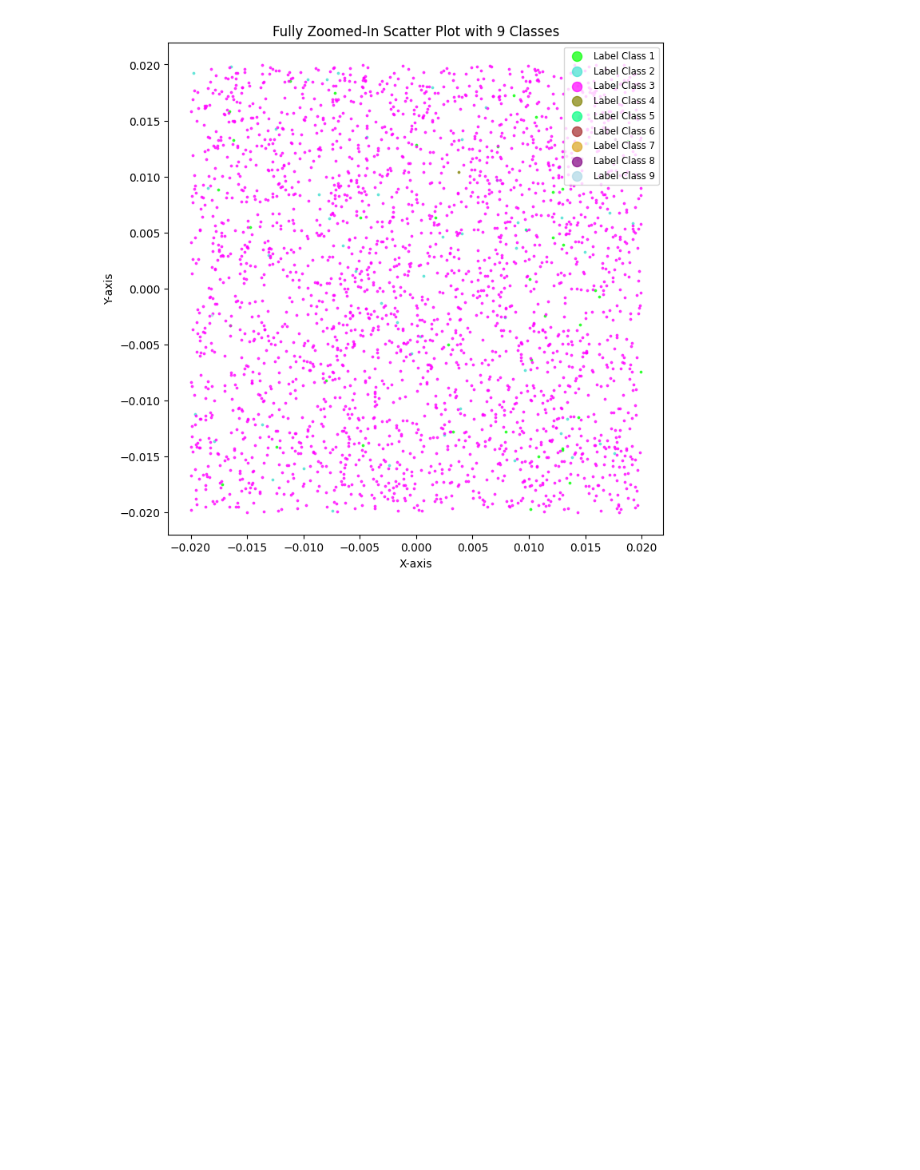
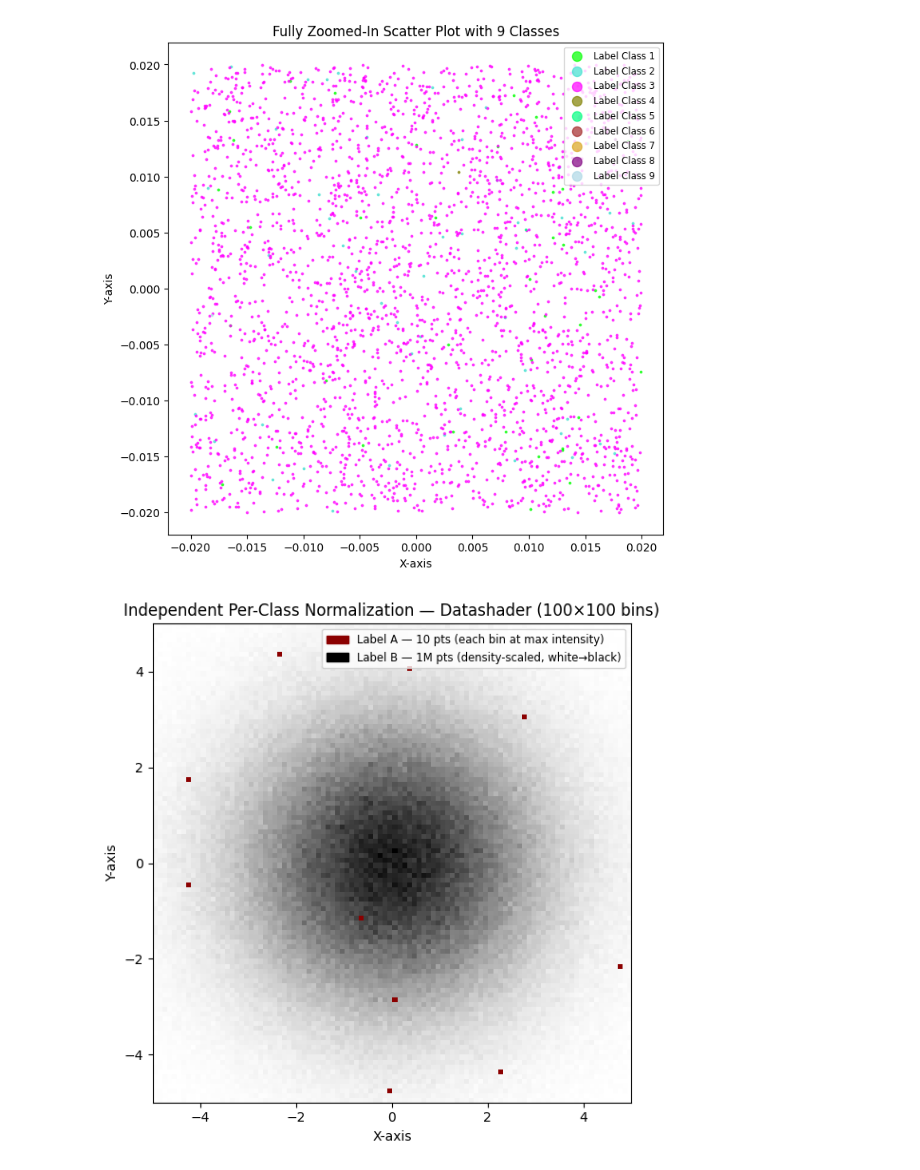
Before and after one commit to choosehappy/PatchSorter, a Jupyter notebook: prototyping/visualizations/density_plot_generation.ipynb, the cells around one changed output. Cells and saved outputs as stored; diff of their text form; code cells hidden in the pictures; blank space fills up the shorter version.

```diff
--- a/prototyping/visualizations/density_plot_generation.ipynb
+++ b/prototyping/visualizations/density_plot_generation.ipynb
@@ -187,3 +187,58 @@ plt.show()
 # %% [output]
 [figure]
 [figure]
+# %%
+
+import numpy as np
+import pandas as pd
+import datashader as ds
+import datashader.transfer_functions as tf
+import matplotlib.pyplot as plt
+import matplotlib.patches as mpatches
+
+np.random.seed(7)
+
+# Label A: 10 sparse points
+sparse_df = pd.DataFrame({
+    'x': np.random.uniform(-5, 5, 10),
+    'y': np.random.uniform(-5, 5, 10),
+})
+
+# Label B: 1 million Gaussian points
+dense_df = pd.DataFrame({
+    'x': np.random.normal(loc=0, scale=2, size=1_000_000),
+    'y': np.random.normal(loc=0, scale=2, size=1_000_000),
+})
+
+canvas = ds.Canvas(plot_width=100, plot_height=100, x_range=(-5, 5), y_range=(-5, 5))
+
+# Aggregate each label independently — normalization is per-class
+agg_a = canvas.points(sparse_df, 'x', 'y', ds.count())
+agg_b = canvas.points(dense_df, 'x', 'y', ds.count())
+
+# Label A: max bin count = 1, so every populated bin maps to full red intensity.
+img_a = tf.shade(agg_a, cmap=['salmon', 'darkred'], how='linear', min_alpha=255)
+
+# Label B: white-to-black, normalized to its own max.
+img_b = tf.shade(agg_b, cmap=['white', 'black'], how='linear', min_alpha=20)
+
+# Composite: B as base layer, A on top
+img = tf.stack(img_b, img_a)
+
+# Display
+fig, ax = plt.subplots(figsize=(6, 6))
+ax.set_facecolor('white')
+ax.imshow(img.to_pil(), origin='upper', extent=[-5, 5, -5, 5], interpolation='nearest')
+ax.set_title('Independent Per-Class Normalization — Datashader (100×100 bins)')
+ax.set_xlabel('X-axis')
+ax.set_ylabel('Y-axis')
+
+legend_handles = [
+    mpatches.Patch(color='darkred', label='Label A — 10 pts (each bin at max intensity)'),
+    mpatches.Patch(color='black',   label='Label B — 1M pts (density-scaled, white→black)'),
+]
+ax.legend(handles=legend_handles, loc='upper right', fontsize='small')
+plt.tight_layout()
+plt.show()
+# %% [output]
+[figure, added]
```
Also changed, not shown: 5 other files.
